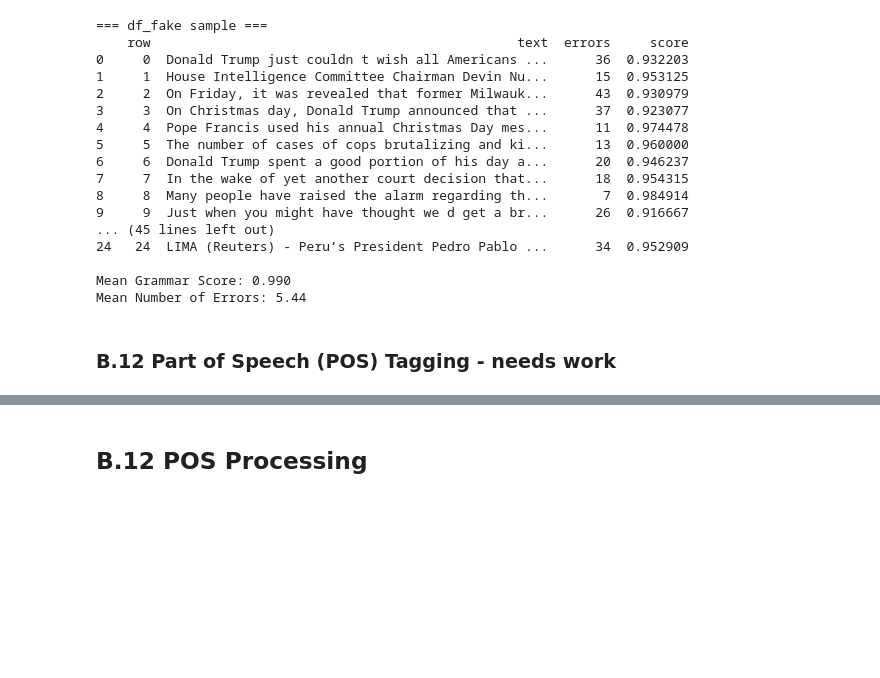
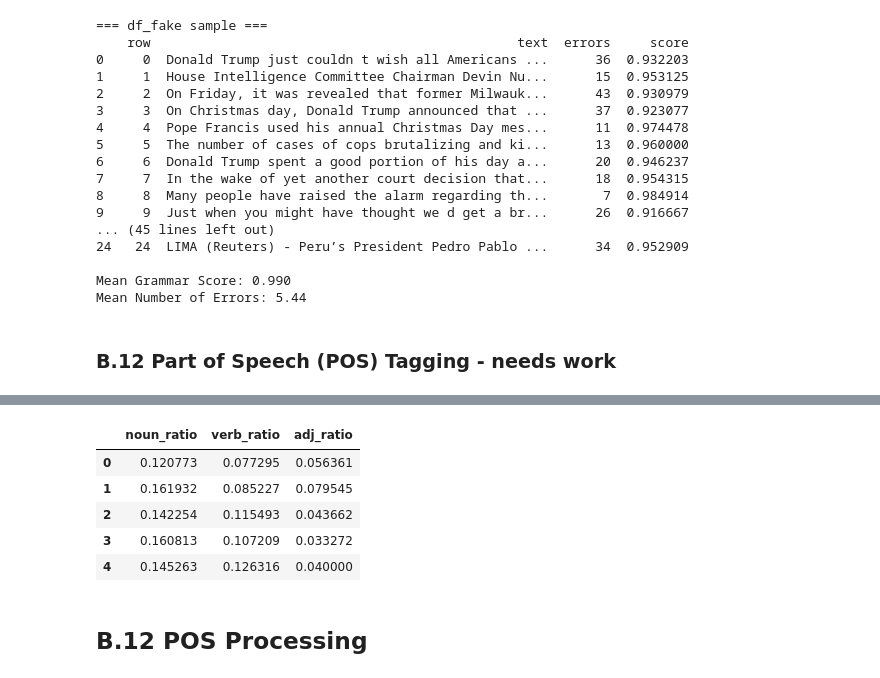
Before and after one commit to rhodemilk/fakeornah, a Jupyter notebook: app/FakeOrReal.ipynb, the cells around one changed output, grey strips where cells are left out. Drawn from its saved outputs; the diff is of its cells as text; code cells hidden in the pictures; blank space fills up the shorter version.

```diff
--- a/FakeOrReal.ipynb
+++ b/app/FakeOrReal.ipynb
@@ -635,22 +726,73 @@ Mean Number of Errors: 5.44
 # %%
 import spacy
 import pandas as pd
+import numpy as np
+from tqdm.auto import tqdm  # This gives us a progress bar
 
-# Load the English model (small, faster)
-nlp = spacy.load("en_core_web_sm")
+# Load the small English model
+# We disable 'ner' (Named Entity Recognition) and 'parser' (Dependency Parsing)
+# because you only need 'tagger' (POS). This saves HUGE amounts of time.
+nlp = spacy.load("en_core_web_sm", disable=["ner", "parser", "lemmatizer"])
 
-def pos_count(text):
-    if not isinstance(text, str):
-        return {}
-    doc = nlp(text)
-    pos_counts = {}
-    for token in doc:
-        pos_counts[token.pos_] = pos_counts.get(token.pos_, 0) + 1
-    return pos_counts
+def batch_pos_ratios(dataframe, text_column='text', batch_size=1000):
+    """
+    Uses nlp.pipe to process texts in batches.
+    Returns a DataFrame with noun, verb, and adj ratios.
+    """
+    # Ensure all text entries are strings
+    texts = dataframe[text_column].astype(str).tolist()
 
-# Example on first 5 articles
-sample_texts = df_fake['text'].head(5)
-for i, text in enumerate(sample_texts):
-    counts = pos_count(text)
-    print(f"Row {i}: {counts}")
+    noun_ratios = []
+    verb_ratios = []
+    adj_ratios = []
+
+    # nlp.pipe is the magic command for speed
+    print(f"Processing {len(texts)} articles...")
+
+    # We wrap nlp.pipe in tqdm to see the progress bar
+    for doc in tqdm(nlp.pipe(texts, batch_size=batch_size), total=len(texts)):
+        total_tokens = len(doc)
+
+        if total_tokens == 0:
+            noun_ratios.append(0.0)
+            verb_ratios.append(0.0)
+            adj_ratios.append(0.0)
+            continue
+
+        # Count tags
+        # Note: Counting inside the loop is fast because 'doc' is already processed
+        nouns = 0
+        verbs = 0
+        adjs = 0
+
+        for token in doc:
+            if token.pos_ == "NOUN":
+                nouns += 1
+            elif token.pos_ == "VERB":
+                verbs += 1
+            elif token.pos_ == "ADJ":
+                adjs += 1
+
+        noun_ratios.append(nouns / total_tokens)
+        verb_ratios.append(verbs / total_tokens)
+        adj_ratios.append(adjs / total_tokens)
+
+    return noun_ratios, verb_ratios, adj_ratios
+
+# --- 1. Process Fake News ---
+print("--- Processing Fake News ---")
+n_fake, v_fake, a_fake = batch_pos_ratios(df_fake)
+df_fake['noun_ratio'] = n_fake
+df_fake['verb_ratio'] = v_fake
+df_fake['adj_ratio'] = a_fake
+
+# --- 2. Process True News ---
+print("\n--- Processing True News ---")
+n_true, v_true, a_true = batch_pos_ratios(df_true)
+df_true['noun_ratio'] = n_true
+df_true['verb_ratio'] = v_true
+df_true['adj_ratio'] = a_true
+
+print("\nDONE! POS Ratios added.")
+display(df_fake[['noun_ratio', 'verb_ratio', 'adj_ratio']].head())
 # %% [output]
@@ -666,3 +804,9 @@ Sample article (index 0) POS counts:
+|  | noun_ratio | verb_ratio | adj_ratio |
+| 0 | 0.120773 | 0.077295 | 0.056361 |
+| 1 | 0.161932 | 0.085227 | 0.079545 |
+| 2 | 0.142254 | 0.115493 | 0.043662 |
+| 3 | 0.160813 | 0.107209 | 0.033272 |
+| 4 | 0.145263 | 0.126316 | 0.040000 |
 # %% [markdown]
 ## B.12 POS Processing
 # %%
```
Also changed, not shown: parts of 23 cells of this notebook, 4 other files.
